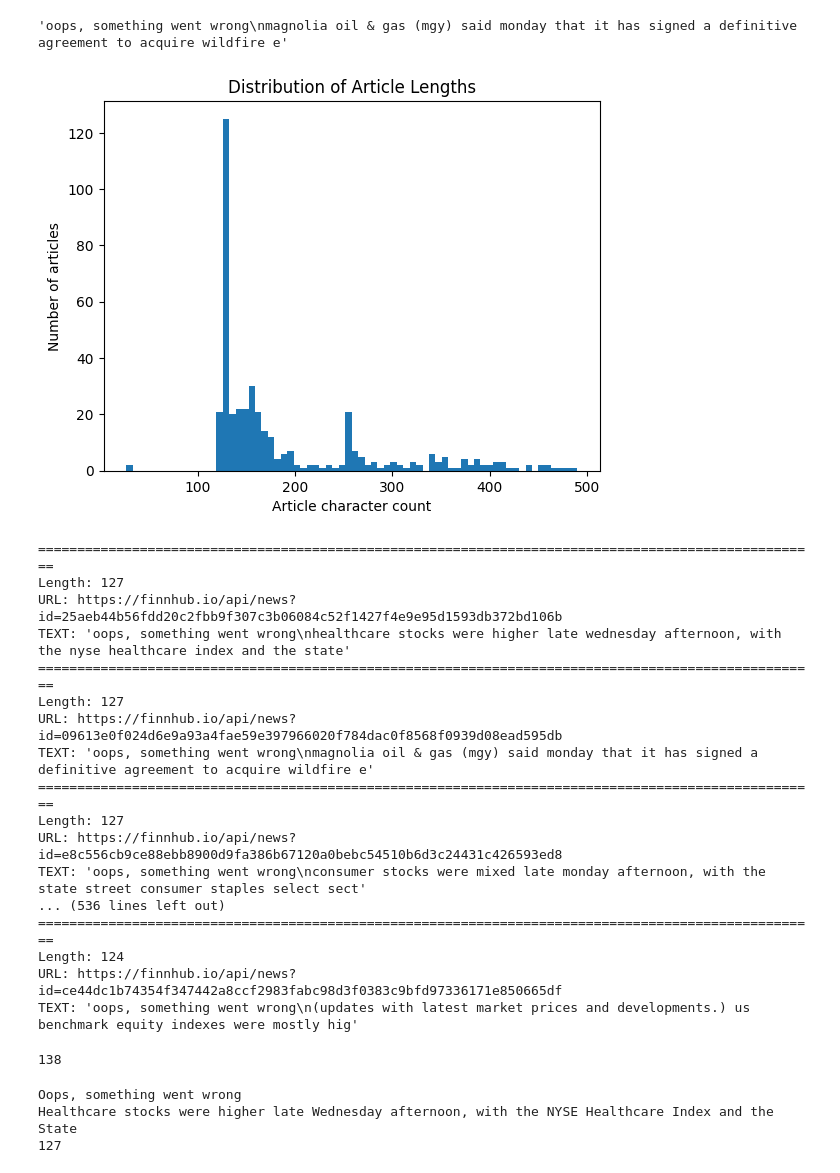
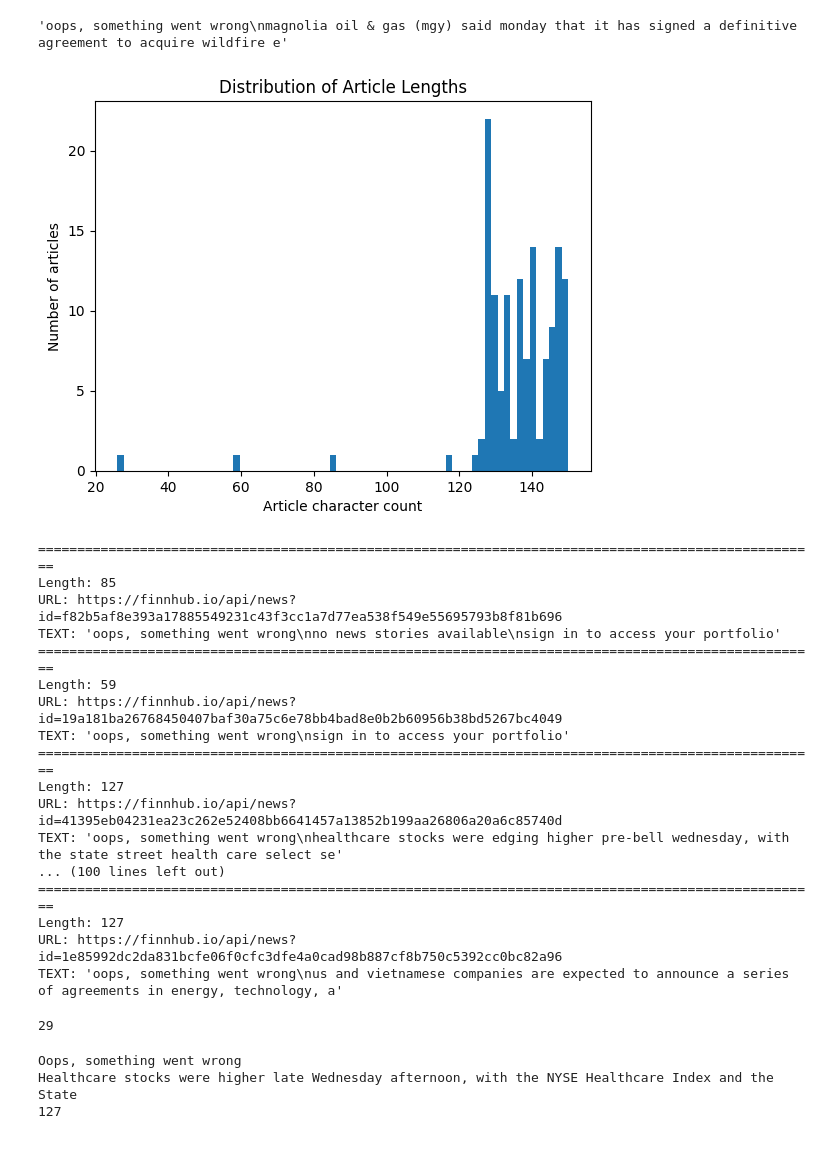
Before and after one commit to trashprog/fin-bot, a Jupyter notebook: notebooks/trading.ipynb, the cells around one changed output. Saved outputs shown, nothing was run; the diff lists cells and outputs as text; code cells hidden in the pictures.

```diff
--- a/notebooks/trading.ipynb
+++ b/notebooks/trading.ipynb
@@ -269,7 +269,7 @@ print(f"processing {len(urls)} urls")
 completed = 0
 with concurrent.futures.ThreadPoolExecutor(max_workers=7) as executor:
     # Start the load operations and mark each future with its URL
-    future_to_url = {executor.submit(load_url, url, 20): url for url in urls}
+    future_to_url = {executor.submit(load_url, url, 30): url for url in urls}
     for future in concurrent.futures.as_completed(future_to_url):
         url = future_to_url[future]
         try:
@@ -327,17 +328,17 @@ cached_news_articles['https://finnhub.io/api/news?id=09613e0f024d6e9a93a4fae59e3
 # %%
 import matplotlib.pyplot as plt
 
-lengths = [len(text) for text in cached_news_articles.values() if len(text) <= 500 and 'oops, something went wrong' in text]
+lengths = [len(text) for text in filtered_cached_news_articles.values() if len(text) <= 150 and 'oops, something went wrong' in text]
 
 plt.hist(lengths, bins=70)
 plt.xlabel("Article character count")
 plt.ylabel("Number of articles")
 plt.title("Distribution of Article Lengths")
 plt.show()
 
 print()
 # %% [output]
-[figure, old version]
+[figure, new version]
 # %%
 ct = 0
 for url, text in cached_news_articles.items():
@@ -349,24 +350,24 @@ for url, text in cached_news_articles.items():
         ct += 1
 ct
 # %% [output]
+====================================================================================================
+Length: 85
+URL: https://finnhub.io/api/news?id=f82b5af8e393a17885549231c43f3cc1a7d77ea538f549e55695793b8f81b696
+TEXT: 'oops, something went wrong\nno news stories available\nsign in to access your portfolio'
+====================================================================================================
+Length: 59
+URL: https://finnhub.io/api/news?id=19a181ba26768450407baf30a75c6e78bb4bad8e0b2b60956b38bd5267bc4049
+TEXT: 'oops, something went wrong\nsign in to access your portfolio'
 ====================================================================================================
 Length: 127
-URL: https://finnhub.io/api/news?id=25aeb44b56fdd20c2fbb9f307c3b06084c52f1427f4e9e95d1593db372bd106b
-TEXT: 'oops, something went wrong\nhealthcare stocks were higher late wednesday afternoon, with the nyse healthcare index and the state'
+URL: https://finnhub.io/api/news?id=41395eb04231ea23c262e52408bb6641457a13852b199aa26806a20a6c85740d
+TEXT: 'oops, something went wrong\nhealthcare stocks were edging higher pre-bell wednesday, with the state street health care select se'
+... (100 lines left out)
 ====================================================================================================
 Length: 127
-URL: https://finnhub.io/api/news?id=09613e0f024d6e9a93a4fae59e397966020f784dac0f8568f0939d08ead595db
-TEXT: 'oops, something went wrong\nmagnolia oil & gas (mgy) said monday that it has signed a definitive agreement to acquire wildfire e'
-====================================================================================================
-Length: 127
-URL: https://finnhub.io/api/news?id=e8c556cb9ce88ebb8900d9fa386b67120a0bebc54510b6d3c24431c426593ed8
-TEXT: 'oops, something went wrong\nconsumer stocks were mixed late monday afternoon, with the state street consumer staples select sect'
-... (536 lines left out)
-====================================================================================================
-Length: 124
-URL: https://finnhub.io/api/news?id=ce44dc1b74354f347442a8ccf2983fabc98d3f0383c9bfd97336171e850665df
-TEXT: 'oops, something went wrong\n(updates with latest market prices and developments.) us benchmark equity indexes were mostly hig'
+URL: https://finnhub.io/api/news?id=1e85992dc2da831bcfe06f0cfc3dfe4a0cad98b887cf8b750c5392cc0bc82a96
+TEXT: 'oops, something went wrong\nus and vietnamese companies are expected to announce a series of agreements in energy, technology, a'
-138
+29
 # %%
 data = load_url("https://finnhub.io/api/news?id=25aeb44b56fdd20c2fbb9f307c3b06084c52f1427f4e9e95d1593db372bd106b", 20)
 # get_text_from_html(data)
```
Also changed, not shown: parts of 4 cells of this notebook, 2 other files.
